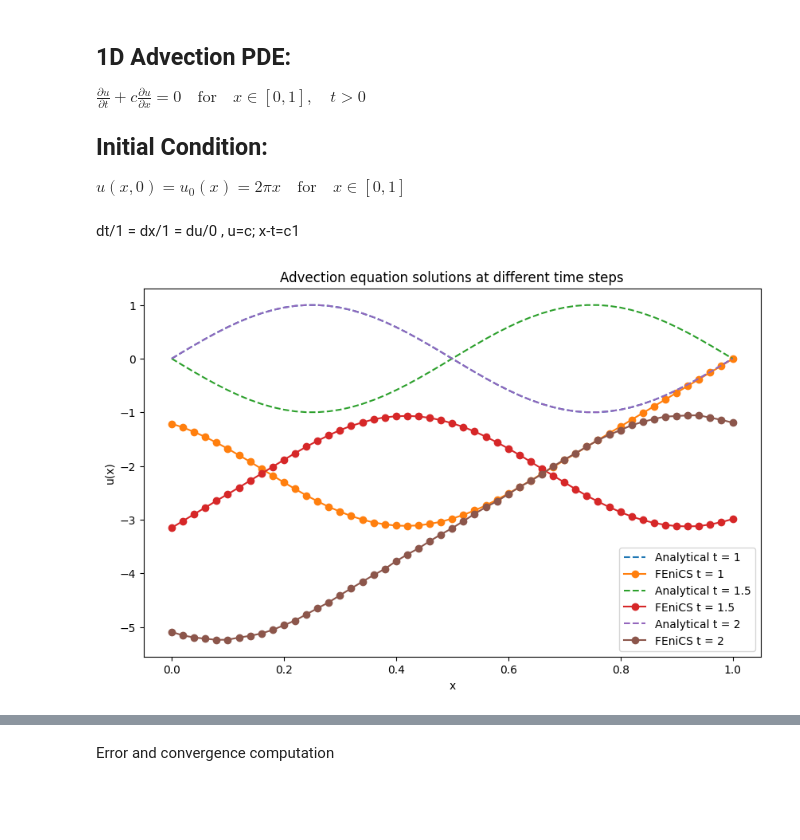
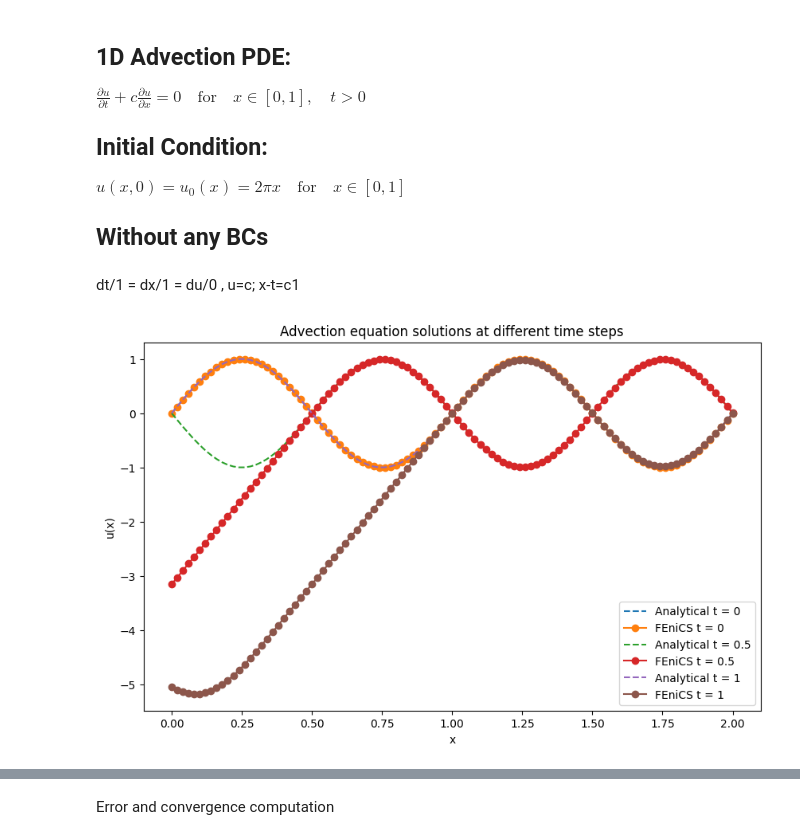
Before and after one commit to partha-sakha-paul/FEniCS_Landlab, a Jupyter notebook: Pure_Advection_1D_by_FEniCS.ipynb, the cells around one changed output, grey strips where cells are left out. Cells and saved outputs as stored; diff of their text form; code cells hidden in the pictures; blank space fills up the shorter version.

```diff
--- a/Pure_Advection_1D_by_FEniCS.ipynb
+++ b/Pure_Advection_1D_by_FEniCS.ipynb
@@ -4,6 +4,8 @@
 $ \frac{\partial u}{\partial t} + c \frac{\partial u}{\partial x} = 0 \quad \text{for} \quad x \in [0, 1], \quad t > 0 $
 ## Initial Condition:
 $ u(x, 0) = u_0(x) = 2\pi x \quad \text{for} \quad x \in [0, 1]$
+
+## Without any BCs
 # %% [markdown]
 dt/1 = dx/1 = du/0  , u=c; x-t=c1
 # %%
@@ -15,13 +17,13 @@ from dolfinx.fem.petsc import LinearProblem
 import matplotlib.pyplot as plt
 
 # Parameters
-T = 2.0  # Total time
+T = 1.0  # Total time
 dt = 0.001  # Time step size
 num_steps = int(T / dt)  # Number of time steps
 c = 1.0  # Advection speed (here 1)
 
 # Step 1: Create a 1D mesh on the interval [0, 1] with 50 elements
-domain = mesh.create_interval(MPI.COMM_WORLD, 50, [0, 1])
+domain = mesh.create_interval(MPI.COMM_WORLD, 100, [0, 2])
 
 # Step 2: Define function space (Lagrange elements of degree 1 for linear basis functions)
 V = fem.functionspace(domain, ("Lagrange", 1))
@@ -34,13 +36,13 @@ u_n.interpolate(lambda x: np.sin(2 * np.pi * x[0]))
 u = TrialFunction(V)
 v = TestFunction(V)
 
-# # # Step 5: Weak form for the advection equation using a backward Euler method
-# a = inner(u, v) * dx + dt * c * inner(grad(u)[0], v) * dx
-# L = inner(u_n, v) * dx
+# Step 5: Weak form for the advection equation using a backward Euler method
+a = inner(u, v) * dx + dt * c * inner(grad(u)[0], v) * dx
+L = inner(u_n, v) * dx
 
 # # Step 5: Weak form for the advection equation using a backward Euler method
-a = inner(u, v) * dx
-L = inner(u_n, v) * dx - dt * c * inner(grad(u_n)[0], v) * dx
+# a = inner(u, v) * dx
+# L = inner(u_n, v) * dx - dt * c * inner(grad(u_n)[0], v) * dx
 
 # Step 5: Weak form for the advection equation using Crank-Nicolson method
 # We use the average of the current and next time step terms (Crank-Nicolson scheme)
@@ -52,7 +54,7 @@ u_new = fem.Function(V)  # Solution at the new time step
 problem = LinearProblem(a, L)
 
 # Store solutions for desired time steps
-times_to_store = [1,1.5,2]
+times_to_store = [0,0.5,1]
 stored_solutions = {}
 
 for n in range(num_steps+1):
@@ -66,31 +68,31 @@ for n in range(num_steps+1):
     current_time = (n + 0) * dt
     if np.isclose(current_time, 0.0) or np.isclose(current_time, 0.5) or np.isclose(current_time, 1.0) \
             or np.isclose(current_time, 1.5) or np.isclose(current_time, 2.0):
         stored_solutions[current_time] = u_n.x.array.copy()
 
 # Step 7: Compare FEniCS solutions with analytical solutions at different time steps
 # Get the coordinates of the mesh points (for FEniCS solution)
 mesh_points = V.tabulate_dof_coordinates()[:, 0]
 
 # Plot numerical and analytical solutions at different time steps
 plt.figure(figsize=(10, 6))
 
 for time in times_to_store:
     # Analytical solution at this time step
     u_analytical = np.sin(2 * np.pi * (mesh_points - c * time))
 
     # FEniCS solution stored at this time step
     u_fenics = stored_solutions[time]
 
     # Plotting the solutions
     plt.plot(mesh_points, u_analytical, linestyle="dashed", label=f"Analytical t = {time}")
     plt.plot(mesh_points, u_fenics, marker='o', linestyle="solid", label=f"FEniCS t = {time}")
 
 # Final plot configurations
 plt.legend()
 plt.xlabel("x")
 plt.ylabel("u(x)")
 plt.title(f"Advection equation solutions at different time steps")
 plt.show()
 # %% [output]
-[figure, old version]
+[figure, new version]
```
Also changed, not shown: parts of 9 cells of this notebook.
